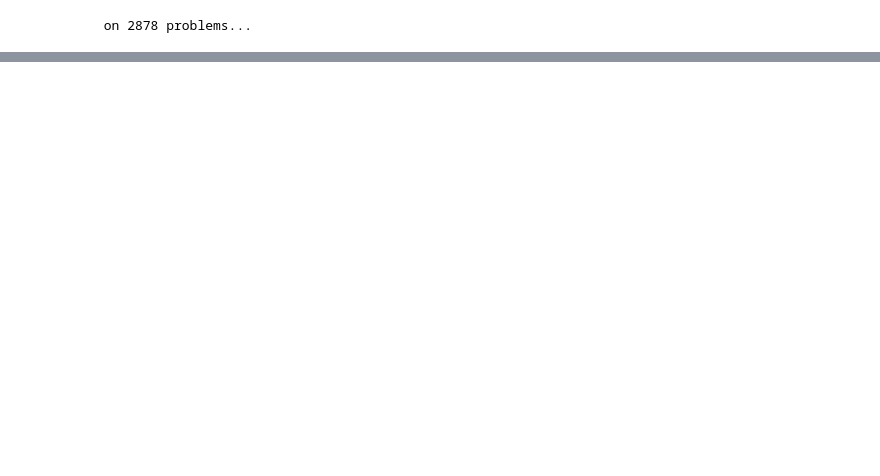
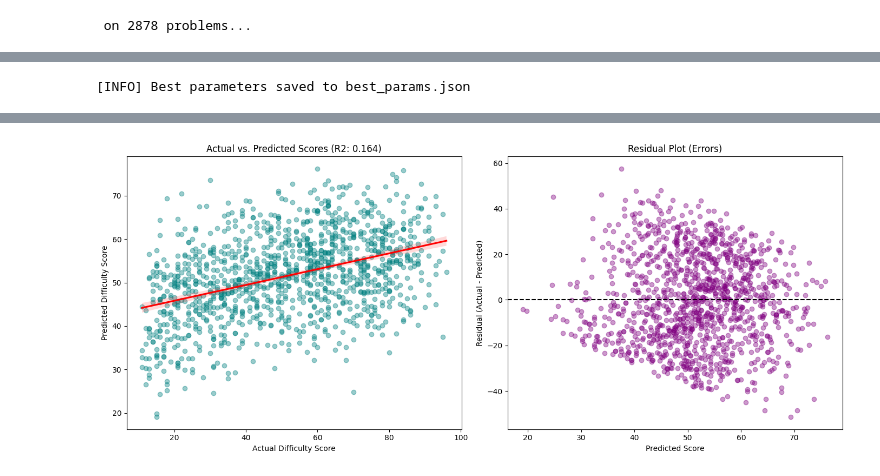
Before and after one commit to UMARFARUQE2007/AutoJudge, a Jupyter notebook: proj.ipynb, the cells around one changed output, grey strips where cells are left out. Drawn from its saved outputs; the diff is of its cells as text; code cells hidden in the pictures; blank space fills up the shorter version.

```diff
--- a/proj.ipynb
+++ b/proj.ipynb
@@ -372,0 +582,76 @@ weighted avg       0.46      0.49      0.44      1234
+# %%
+#gradient boosting with optuna hyperparam tuning
+import optuna
+import lightgbm as lgb
+import numpy as np
+import pandas as pd
+import json
+import matplotlib.pyplot as plt
+import seaborn as sns
+from sklearn.feature_selection import SelectKBest, f_regression
+from sklearn.metrics import r2_score, mean_squared_error, mean_absolute_error
+from sklearn.model_selection import cross_val_score
+Xtr_np = Xtr.toarray() if hasattr(Xtr, "toarray") else Xtr
+Xte_np = Xte.toarray() if hasattr(Xte, "toarray") else Xte
+selector = SelectKBest(score_func=f_regression, k=800)
+Xtr_sel = selector.fit_transform(Xtr_np, ytr)
+Xte_sel = selector.transform(Xte_np)
+manual_cols = ['hard_topic_count', 'math_density', 'text_len', 'high_difficulty_signal_count','is_short_statement','has_high_constraints','medium_signal_count']
+X_manual_tr = df.loc[y_train_reg.index, manual_cols].values
+X_manual_te = df.loc[y_test_reg.index, manual_cols].values
+
+X_final_tr = np.hstack([Xtr_sel, X_manual_tr])
+X_final_te = np.hstack([Xte_sel, X_manual_te])
+def objective(trial):
+    params = {
+        'objective': 'regression',
+        'n_estimators': trial.suggest_int('n_estimators', 200, 800),
+        'learning_rate': trial.suggest_float('learning_rate', 0.01, 0.05),
+        'num_leaves': trial.suggest_int('num_leaves', 20, 50),
+        'max_depth': trial.suggest_int('max_depth', 3, 7),
+        'min_child_samples': trial.suggest_int('min_child_samples', 30, 100),
+        'lambda_l1': trial.suggest_float('lambda_l1', 0.1, 5.0),
+        'lambda_l2': trial.suggest_float('lambda_l2', 0.1, 5.0),
+        'verbosity': -1,
+        'random_state': 7
+    }
+    model = lgb.LGBMRegressor(**params)
+    score = cross_val_score(model, X_final_tr, ytr, cv=5, scoring='r2').mean()
+    return score
+study = optuna.create_study(direction='maximize')
+study.optimize(objective, n_trials=30)
+best_params = study.best_params
+with open("best_params.json", "w") as f:
+    json.dump(best_params, f, indent=4)
+print("\n[INFO] Best parameters saved to best_params.json")
+best_regmodel = lgb.LGBMRegressor(**best_params)
+best_regmodel.fit(X_final_tr, ytr)
+y_final_preds = best_regmodel.predict(X_final_te)
+r2 = r2_score(yte, y_final_preds)
+rmse = np.sqrt(mean_squared_error(yte, y_final_preds))
+mae = mean_absolute_error(yte, y_final_preds)
+metrics_df = pd.DataFrame({
+    'Metric': ['R2 Score', 'RMSE', 'MAE'],
+    'Value': [f"{r2:.4f}", f"{rmse:.4f}", f"{mae:.4f}"]
+})
+print("\n" + "="*25)
+print(" Final metrics: ")
+print("="*25)
+print(metrics_df.to_string(index=False))
+plt.figure(figsize=(14, 6))
+plt.subplot(1, 2, 1)
+sns.regplot(x=yte, y=y_final_preds, scatter_kws={'alpha':0.4, 'color':'teal'}, line_kws={'color':'red'})
+plt.title(f'Actual vs. Predicted Scores (R2: {r2:.3f})')
+plt.xlabel('Actual Difficulty Score')
+plt.ylabel('Predicted Difficulty Score')
+plt.subplot(1, 2, 2)
+residuals = yte - y_final_preds
+plt.scatter(y_final_preds, residuals, alpha=0.4, color='purple')
+plt.axhline(y=0, color='black', linestyle='--')
+plt.title('Residual Plot (Errors)')
+plt.xlabel('Predicted Score')
+plt.ylabel('Residual (Actual - Predicted)')
+
+plt.tight_layout()
+plt.show()
+# %% [output]
@@ -372,0 +675 @@ weighted avg       0.46      0.49      0.44      1234
+[INFO] Best parameters saved to best_params.json
@@ -372,0 +683 @@ weighted avg       0.46      0.49      0.44      1234
+[figure, added]
```
Also changed, not shown: parts of 20 cells of this notebook, 24 other files.
